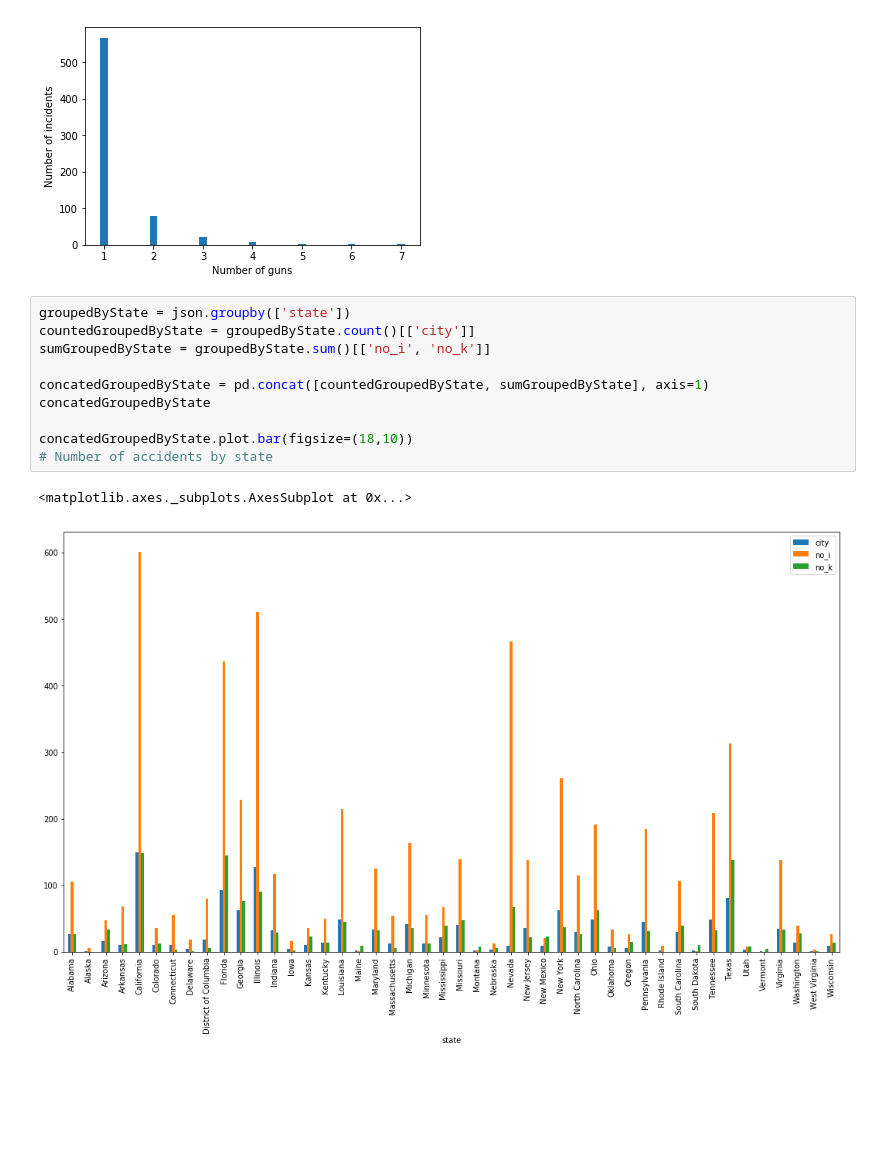
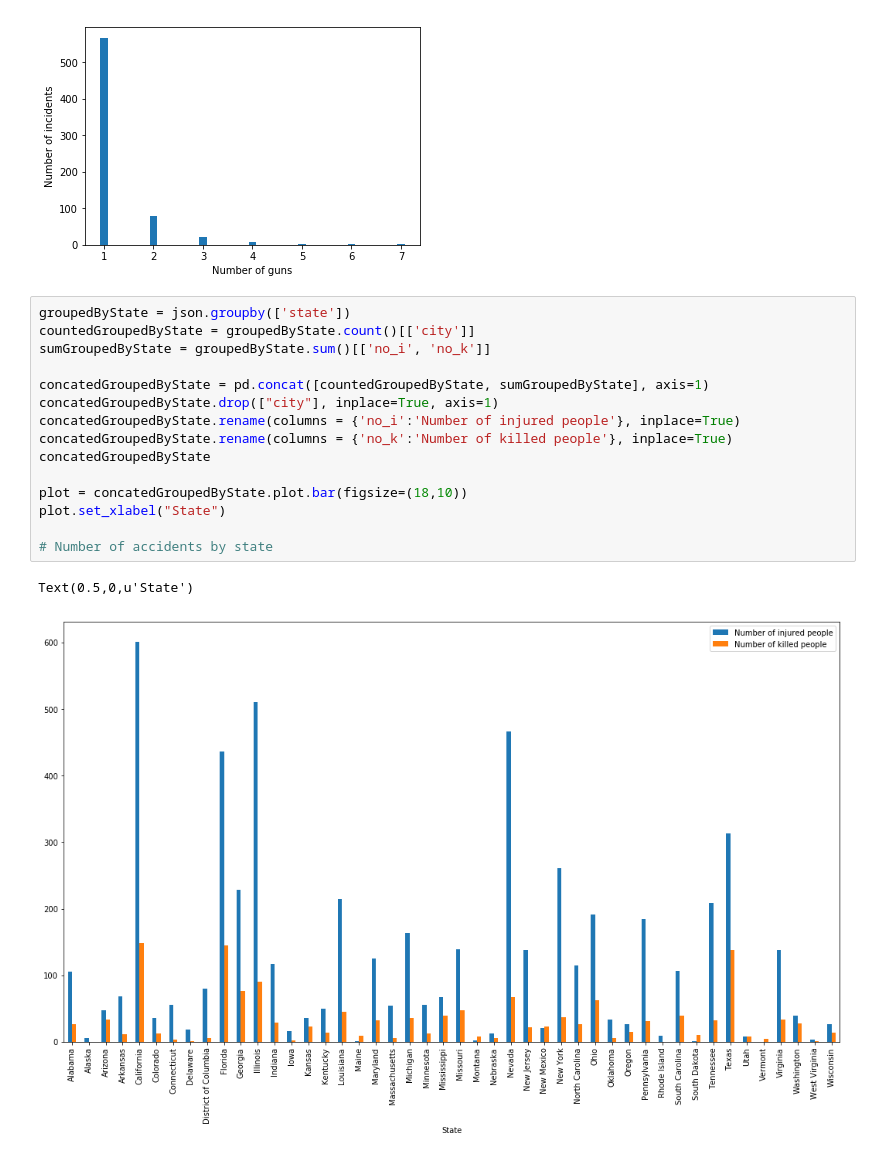
Before and after one commit to BlueEyedHush/us-mass-shootings, a Jupyter notebook: gva-analysis/Gun Violence Archive analysis.ipynb, the cells around one changed output. Drawn from its saved outputs; the diff is of its cells as text; blank space fills up the shorter version.

```diff
--- a/gva-analysis/Gun Violence Archive analysis.ipynb
+++ b/gva-analysis/Gun Violence Archive analysis.ipynb
@@ -189,13 +197,18 @@ Counter({1: 567, 2: 80, 3: 22, 4: 7, 6: 3, 5: 2, 7: 1})
 # %%
 groupedByState = json.groupby(['state'])
 countedGroupedByState = groupedByState.count()[['city']]
 sumGroupedByState = groupedByState.sum()[['no_i', 'no_k']]
 
 concatedGroupedByState = pd.concat([countedGroupedByState, sumGroupedByState], axis=1)
+concatedGroupedByState.drop(["city"], inplace=True, axis=1)
+concatedGroupedByState.rename(columns = {'no_i':'Number of injured people'}, inplace=True)
+concatedGroupedByState.rename(columns = {'no_k':'Number of killed people'}, inplace=True)
 concatedGroupedByState
 
-concatedGroupedByState.plot.bar(figsize=(18,10))
+plot = concatedGroupedByState.plot.bar(figsize=(18,10))
+plot.set_xlabel("State")
+
 # Number of accidents by state
 # %% [output]
-<matplotlib.axes._subplots.AxesSubplot at 0x...>
+Text(0.5,0,u'State')
-[figure, old version]
+[figure, new version]
```
Also changed, not shown: parts of 5 cells of this notebook.
